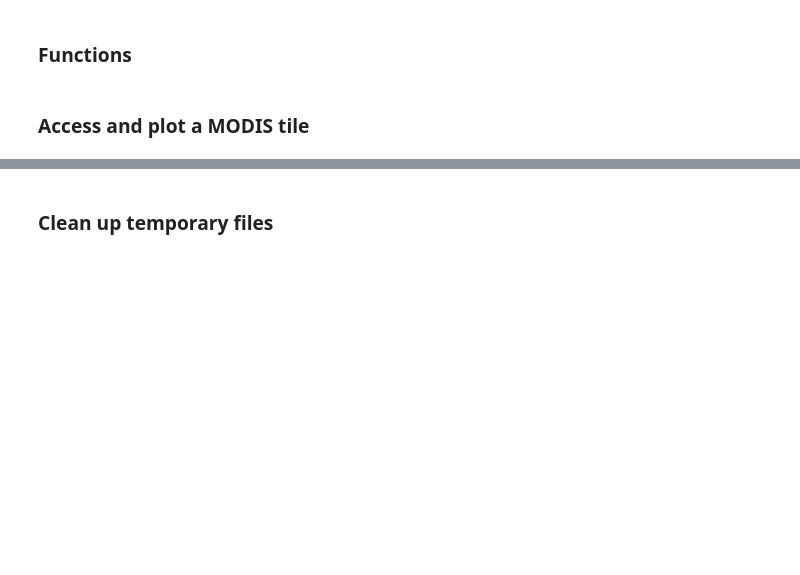
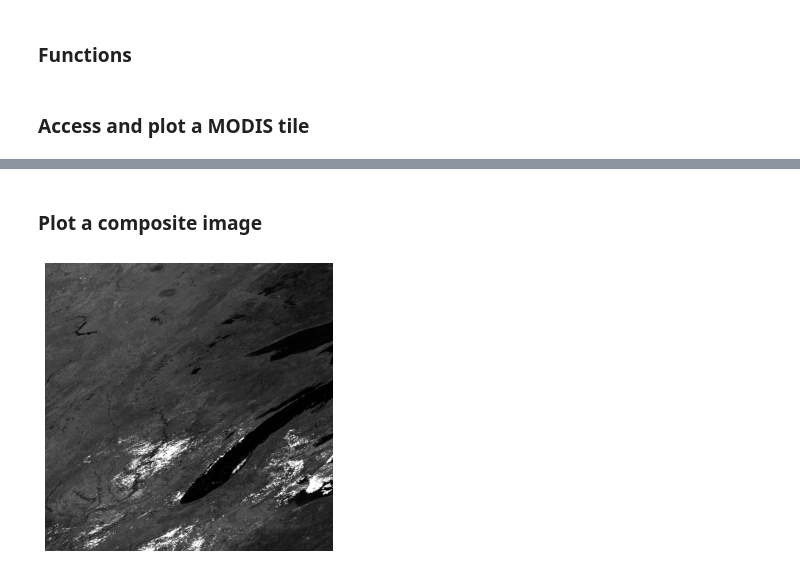
Before and after one commit to microsoft/AIforEarthDataSets, a Jupyter notebook: data/modis-mcd43a4.ipynb, the cells around one changed output, grey strips where cells are left out. Saved outputs shown, nothing was run; the diff lists cells and outputs as text; code cells hidden in the pictures; blank space fills up the shorter version.

Commit message:
MoBI and MODIS nb updates

```diff
--- a/data/modis-mcd43a4.ipynb
+++ b/data/modis-mcd43a4.ipynb
@@ -11,5 +11,4 @@ MODIS data are stored in the East US data center, so this notebook will run most
 # %%
-# Standard or standard-ish imports
 import os
 import tempfile
 import numpy as np
@@ -17,22 +16,13 @@ import shutil
 import urllib
 import matplotlib.pyplot as plt
 
-# Less standard, but still pip- or conda-installable
 import rasterio
-
-# pip install azure-storage-blob
 from azure.storage.blob import ContainerClient
 
-# Storage locations are documented at http://aka.ms/ai4edata-modis
 modis_account_name = 'modissa'
-modis_container_name = 'modis'
+modis_container_name = 'modis-006'
 modis_account_url = 'https://' + modis_account_name + '.blob.core.windows.net/'
 modis_blob_root = modis_account_url + modis_container_name
-
-# Temporary folder for data we need during execution of this notebook (we'll clean up
-# at the end, we promise)
-temp_dir = os.path.join(tempfile.gettempdir(),'modis')
-os.makedirs(temp_dir,exist_ok=True)
 
 # This file is provided by NASA; it indicates the lat/lon extents of each
 # MODIS tile.
@@ -47,9 +37,6 @@ modis_tile_extents = np.genfromtxt(modis_tile_extents_url,
                      skip_header = 7,
                      skip_footer = 3)
 
-# Read-only shared access signature (SAS) URL for the MODIS container
-modis_sas_token = 'st=2019-07-26T17%3A21%3A46Z&se=2029-07-27T17%3A21%3A00Z&sp=rl&sv=2018-03-28&sr=c&sig=1NpBV6P8SIibRcelWZyLCpIh4KFiqEzOipjKU5ZIRrQ%3D'
-
 modis_container_client = ContainerClient(account_url=modis_account_url,
                                          container_name=modis_container_name,
                                          credential=None)
@@ -165,2 +123,0 @@ Downloading file MCD43A4.A2019135.h11v04.006.2019149220457.hdf_10.tiff...done, 1
-# %% [markdown]
-### Clean up temporary files
@@ -168,0 +124,25 @@ shutil.rmtree(temp_dir)
+# %% [markdown]
+### Plot a composite image
+# %%
+norm_value = 4000
+
+# Channel 7 in an MCD43A4 HDF file corresponds to MODIS band 1.
+#
+# Let's map bands 1, 4, and 3 (channels 7,10,9) to RGB.
+channels = [7,10,9]
+image_data = []
+for ifn in channels:
+    url = modis_blob_root + '/' + remote_fn
+    with rasterio.open(url) as raster:
+        band_array = raster.read(1)
+        raster.close()
+        band_array = band_array / norm_value
+        image_data.append(band_array)
+
+rgb = np.dstack((image_data[0],image_data[1],image_data[2]))
+np.clip(rgb,0,1,rgb)
+fig = plt.figure(frameon=False); ax = plt.Axes(fig,[0., 0., 1., 1.])
+ax.set_axis_off(); fig.add_axes(ax)
+plt.imshow(rgb);
+# %% [output]
+[figure, added]
```
Also changed, not shown: parts of 7 cells of this notebook, 1 other file.
